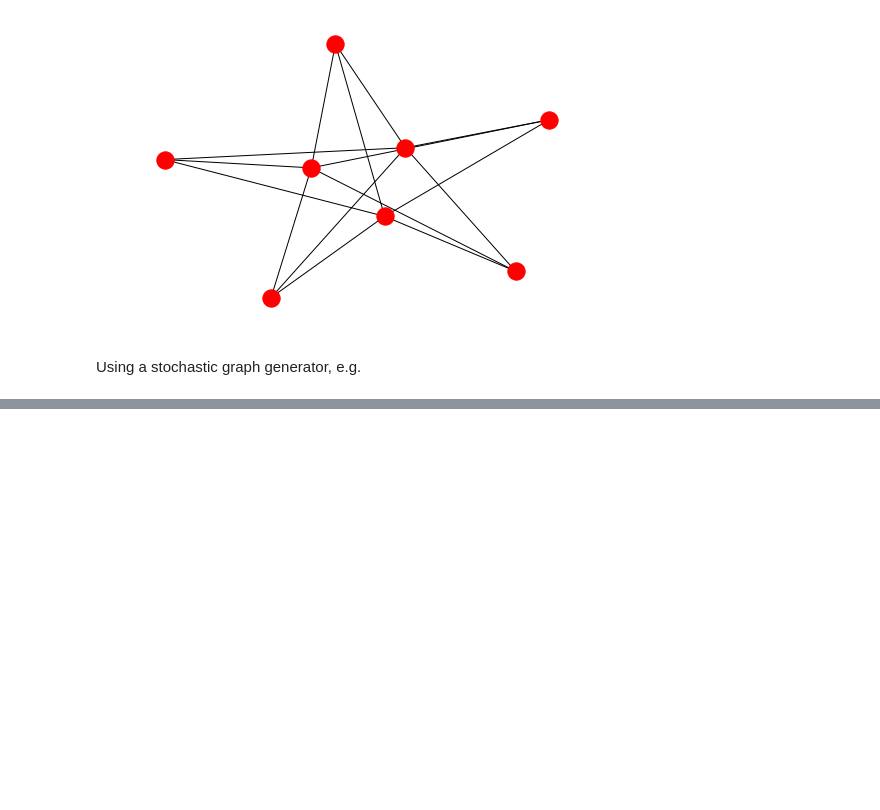
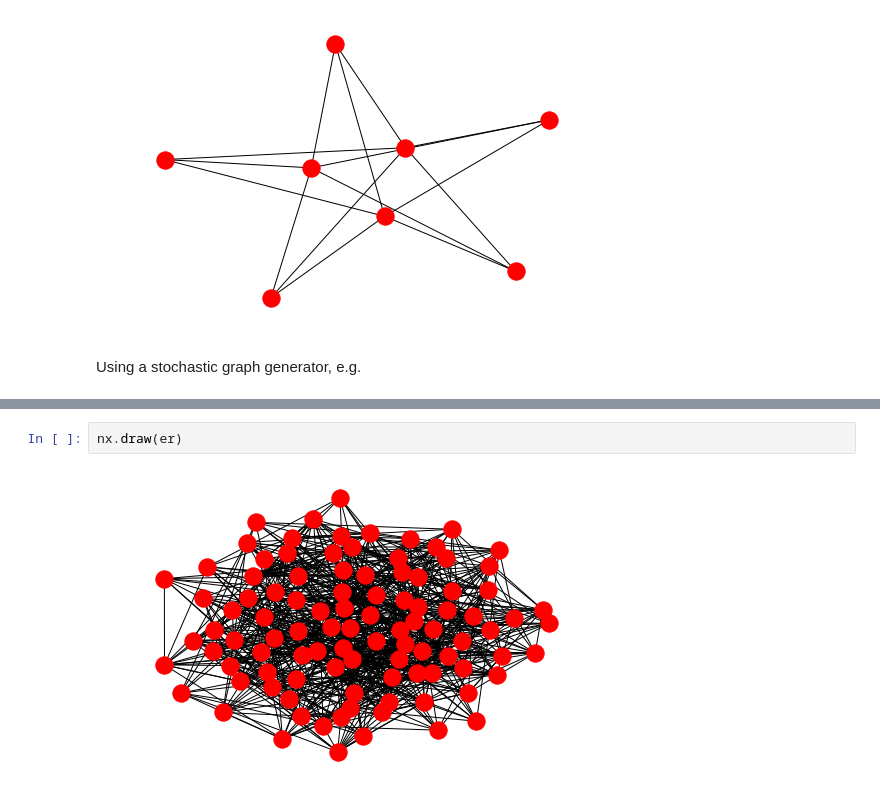
Before and after one commit to MarsMDK/Py_n_Ne, a Jupyter notebook: Lecture_5_0_NetworkX_first_intro.ipynb, the cells around one changed output, grey strips where cells are left out. Drawn from its saved outputs; the diff is of its cells as text; blank space fills up the shorter version.

```diff
--- a/Lecture_5_0_NetworkX_first_intro.ipynb
+++ b/Lecture_5_0_NetworkX_first_intro.ipynb
@@ -322,0 +343,4 @@ nx.draw(ba)
+# %%
+nx.draw(er)
+# %% [output]
+[figure, added]
```
Also changed, not shown: parts of 13 cells of this notebook, 3 other files.
